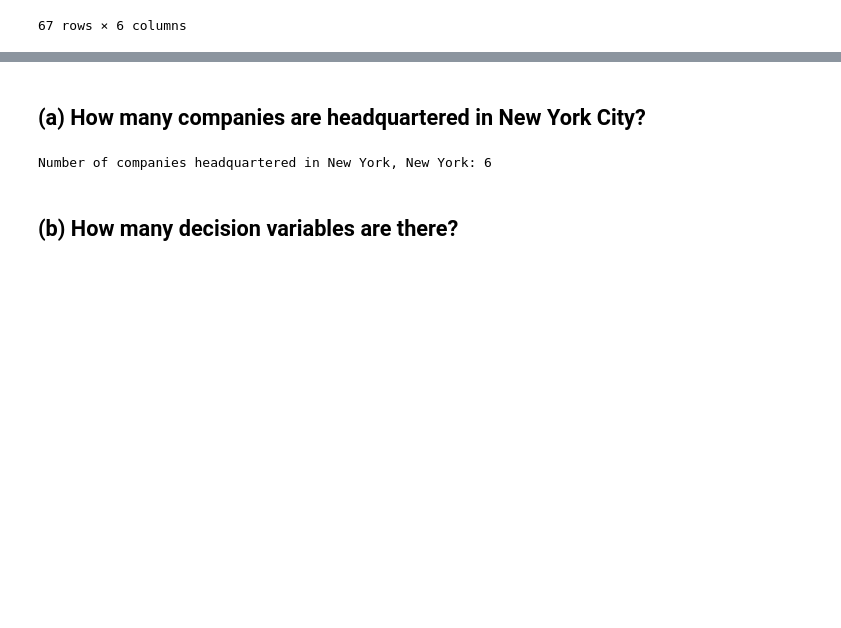
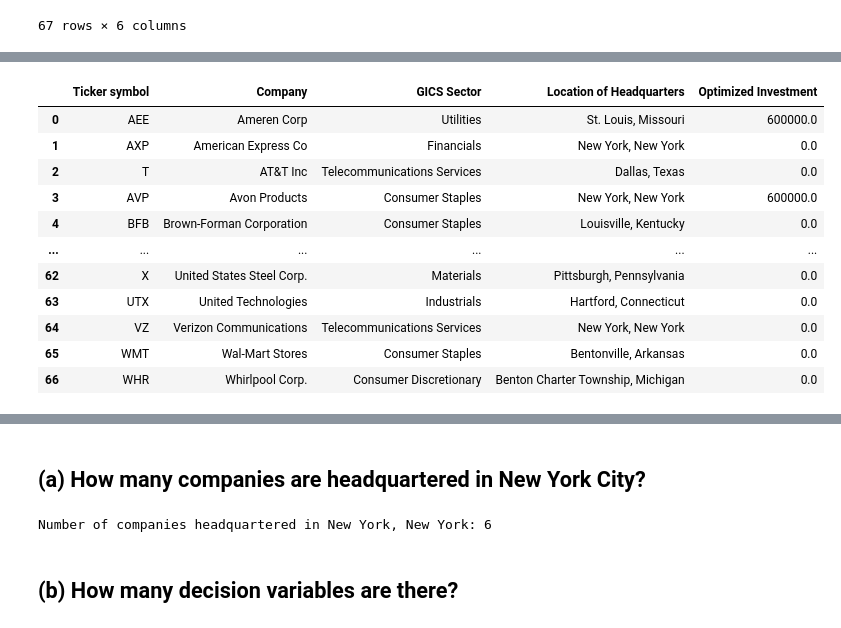
Before and after one commit to mn42899/operations_research, a Jupyter notebook: midterm_practice.ipynb, the cells around one changed output, grey strips where cells are left out. Drawn from its saved outputs; the diff is of its cells as text; code cells hidden in the pictures; blank space fills up the shorter version.

```diff
--- a/midterm_practice.ipynb
+++ b/midterm_practice.ipynb
@@ -442,0 +484,80 @@ sp500['PercentReturn'].sum()
+# %%
+import pandas as pd
+from gurobipy import Model, GRB
+
+# Create Gurobi Model
+model = Model("Investment_Optimization")
+
+# Create Decision Variables for Investment Amount in Each Stock
+investment = {row['Ticker symbol']: model.addVar(lb=0, vtype=GRB.CONTINUOUS, name=f"x_{row['Ticker symbol']}") for _, row in sp500.iterrows()}
+
+# Set Objective Function: Maximize Expected Return
+model.setObjective(
+    sum(investment[ticker] * (sp500.loc[sp500['Ticker symbol'] == ticker, 'PercentReturn'].values[0] / 100)
+        for ticker in investment),
+    GRB.MAXIMIZE
+)
+
+# Constraint: Total Investment Should be $10M
+model.addConstr(sum(investment[ticker] for ticker in investment) == 10_000_000, "Total_Investment")
+
+# Constraint: No More Than $600K Per Stock
+for ticker in investment:
+    model.addConstr(investment[ticker] <= 600_000, f"Max_Investment_{ticker}")
+
+# Constraint: No More Than $500K in the Telecommunications Sector
+telecom_tickers = sp500[sp500['GICS Sector'] == 'Telecommunications Services']['Ticker symbol']
+model.addConstr(sum(investment[ticker] for ticker in telecom_tickers) <= 500_000, "Max_Telecom")
+
+# Constraint: IT Investment ≥ 75% of Telecom Investment
+it_tickers = sp500[sp500['GICS Sector'] == 'Information Technology']['Ticker symbol']
+model.addConstr(sum(investment[ticker] for ticker in it_tickers) >= 0.75 * sum(investment[ticker] for ticker in telecom_tickers), "IT_vs_Telecom")
+
+# Constraint: Absolute Difference Between Consumer Discretionary and Consumer Staples ≤ $200K
+consumer_disc = sp500[sp500['GICS Sector'] == 'Consumer Discretionary']['Ticker symbol']
+consumer_staples = sp500[sp500['GICS Sector'] == 'Consumer Staples']['Ticker symbol']
+model.addConstr(sum(investment[ticker] for ticker in consumer_disc) - sum(investment[ticker] for ticker in consumer_staples) <= 200_000, "Disc_vs_Staples1")
+model.addConstr(sum(investment[ticker] for ticker in consumer_staples) - sum(investment[ticker] for ticker in consumer_disc) <= 200_000, "Disc_vs_Staples2")
+
+# Constraint: At Least $1M in Energy Sector
+energy_tickers = sp500[sp500['GICS Sector'] == 'Energy']['Ticker symbol']
+model.addConstr(sum(investment[ticker] for ticker in energy_tickers) >= 1_000_000, "Min_Energy")
+
+# Constraint: At Least $300K in NYC-based Companies
+nyc_tickers = sp500[sp500['Location of Headquarters'] == 'New York, New York']['Ticker symbol']
+model.addConstr(sum(investment[ticker] for ticker in nyc_tickers) >= 300_000, "Min_NYC")
+
+# Solve the Model
+model.optimize()
+
+# Store Investment Results
+investment_results = {ticker: investment[ticker].X for ticker in investment}
+
+# Add Optimized Investment to DataFrame
+sp500['Optimized Investment'] = sp500['Ticker symbol'].map(investment_results)
+
+# Compute Total Investment in Each GICS Sector
+sector_investment = sp500.groupby('GICS Sector')['Optimized Investment'].sum()
+
+# Compute Total Investment in Each Location of Headquarters
+location_investment = sp500.groupby('Location of Headquarters')['Optimized Investment'].sum()
+
+# Compute Total Investment in NYC Companies
+total_investment_nyc = location_investment.get("New York, New York", 0)
+
+# Format investment amounts with $ and , for better readability
+formatted_total_investment_nyc = f"${total_investment_nyc:,.2f}"
+formatted_sector_investment = sector_investment.apply(lambda x: f"${x:,.2f}")
+formatted_location_investment = location_investment.apply(lambda x: f"${x:,.2f}")
+
+# Display Investment per Company
+from IPython.display import display
+investment_df = sp500[['Ticker symbol', 'Company', 'GICS Sector', 'Location of Headquarters', 'Optimized Investment']]
+display(investment_df)
+
+print("\n=== Total Investment per GICS Sector ===")
+print(formatted_sector_investment.to_string())
+
+print("\n=== Total Investment per Location of Headquarters ===")
+print(formatted_location_investment.to_string())
+# %% [output]
@@ -442,0 +581,12 @@ sp500['PercentReturn'].sum()
+|  | Ticker symbol | Company | GICS Sector | Location of Headquarters | Optimized Investment |
+| 0 | AEE | Ameren Corp | Utilities | St. Louis, Missouri | 600000.0 |
+| 1 | AXP | American Express Co | Financials | New York, New York | 0.0 |
+| 2 | T | AT&T Inc | Telecommunications Services | Dallas, Texas | 0.0 |
+| 3 | AVP | Avon Products | Consumer Staples | New York, New York | 600000.0 |
+| 4 | BFB | Brown-Forman Corporation | Consumer Staples | Louisville, Kentucky | 0.0 |
+| ... | ... | ... | ... | ... | ... |
+| 62 | X | United States Steel Corp. | Materials | Pittsburgh, Pennsylvania | 0.0 |
+| 63 | UTX | United Technologies | Industrials | Hartford, Connecticut | 0.0 |
+| 64 | VZ | Verizon Communications | Telecommunications Services | New York, New York | 0.0 |
+| 65 | WMT | Wal-Mart Stores | Consumer Staples | Bentonville, Arkansas | 0.0 |
+| 66 | WHR | Whirlpool Corp. | Consumer Discretionary | Benton Charter Township, Michigan | 0.0 |
```
Also changed, not shown: parts of 33 cells of this notebook.
